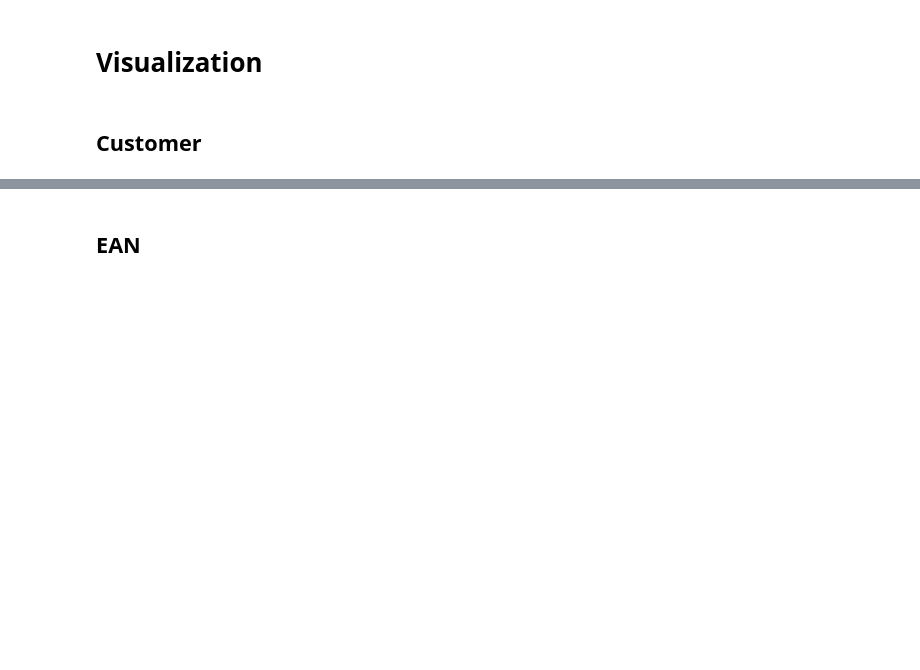
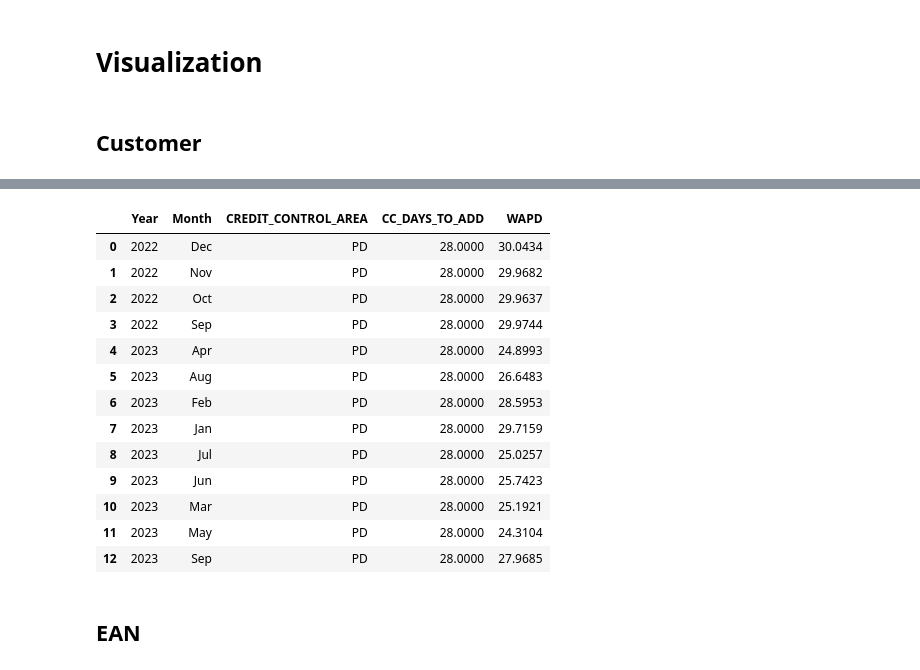
Before and after one commit to cah-madison-johnson/treasure_chest, a Jupyter notebook: WADTP/WAPD.ipynb, the cells around one changed output, grey strips where cells are left out. Drawn from its saved outputs; the diff is of its cells as text; code cells hidden in the pictures; blank space fills up the shorter version.

```diff
--- a/WADTP/WAPD.ipynb
+++ b/WADTP/WAPD.ipynb
@@ -228,3 +229,20 @@ t = search_customer(customer)
+# %%
+t
+# %% [output]
+|  | Year | Month | CREDIT_CONTROL_AREA | CC_DAYS_TO_ADD | WAPD |
+| 0 | 2022 | Dec | PD | 28.0000 | 30.0434 |
+| 1 | 2022 | Nov | PD | 28.0000 | 29.9682 |
+| 2 | 2022 | Oct | PD | 28.0000 | 29.9637 |
+| 3 | 2022 | Sep | PD | 28.0000 | 29.9744 |
+| 4 | 2023 | Apr | PD | 28.0000 | 24.8993 |
+| 5 | 2023 | Aug | PD | 28.0000 | 26.6483 |
+| 6 | 2023 | Feb | PD | 28.0000 | 28.5953 |
+| 7 | 2023 | Jan | PD | 28.0000 | 29.7159 |
+| 8 | 2023 | Jul | PD | 28.0000 | 25.0257 |
+| 9 | 2023 | Jun | PD | 28.0000 | 25.7423 |
+| 10 | 2023 | Mar | PD | 28.0000 | 25.1921 |
+| 11 | 2023 | May | PD | 28.0000 | 24.3104 |
+| 12 | 2023 | Sep | PD | 28.0000 | 27.9685 |
 # %% [markdown]
 ## EAN
 # %%
```
Also changed, not shown: parts of 5 cells of this notebook, 1 other file.
